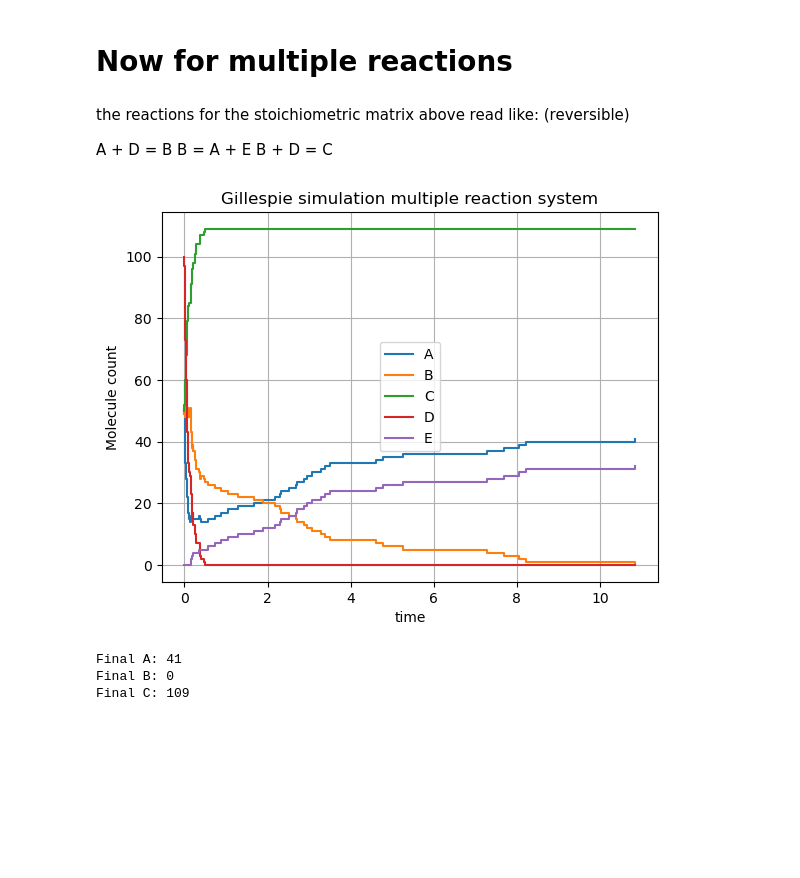
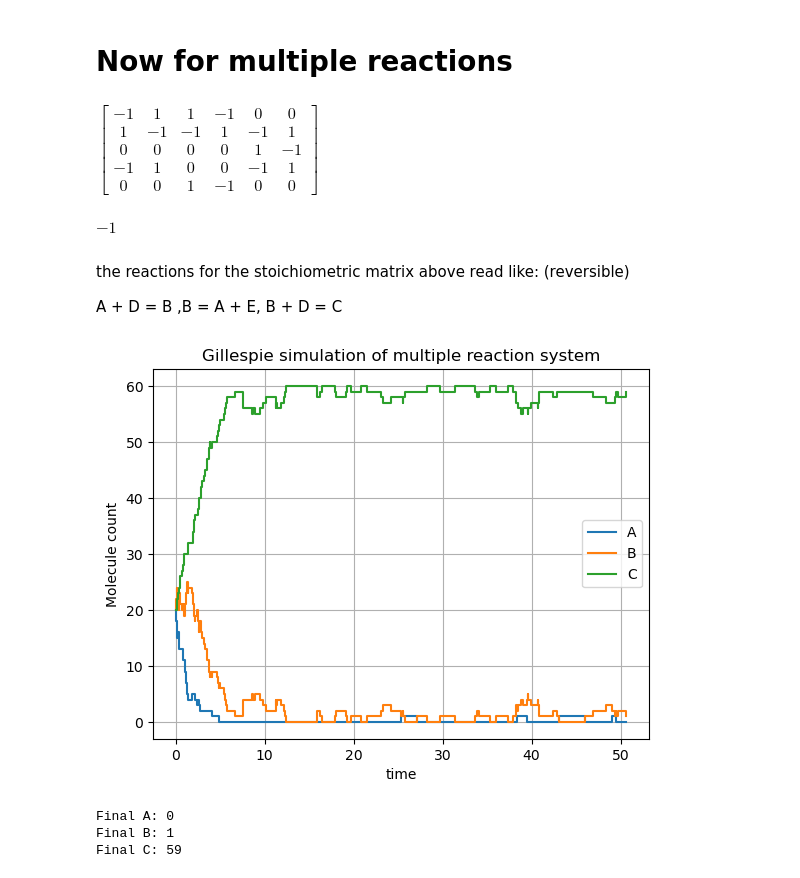
Before and after one commit to FTurci/conductance-chem-net, a Jupyter notebook: students/Will/Gillespie_simulations/multiple_reactions.ipynb, the cells around one changed output. Drawn from its saved outputs; the diff is of its cells as text; code cells hidden in the pictures; blank space fills up the shorter version.

Commit message:
updated to run mod1 SM with backwards reactions also

```diff
--- a/students/Will/Gillespie_simulations/multiple_reactions.ipynb
+++ b/students/Will/Gillespie_simulations/multiple_reactions.ipynb
@@ -8,24 +8,47 @@ import matplotlib.pyplot as plt
 # Create a stoichiometric matrix of 3 reactions, lets use module 1 from the paper
 
 stoich_matrix_1 = Matrix( [[-1,1,0], [1,-1,-1], [0,0,1], [-1,0,-1], [0,1,0]])
+
+
+# need to define stoichiometry for the reverse reaction
+
+SM = []
+
+for p in range(stoich_matrix_1.cols):
+    SM.append(stoich_matrix_1[:, p])
+    SM.append(-stoich_matrix_1[:, p])
+
+SM_with_reverse_stoichiometry = Matrix.hstack(*SM)
+
+SM_with_reverse_stoichiometry
+# %% [output]
+$\displaystyle \left[\begin{matrix}-1 & 1 & 1 & -1 & 0 & 0\\1 & -1 & -1 & 1 & -1 & 1\\0 & 0 & 0 & 0 & 1 & -1\\-1 & 1 & 0 & 0 & -1 & 1\\0 & 0 & 1 & -1 & 0 & 0\end{matrix}\right]$
+# %%
+stoich_matrix_1[:,1][1]
+# %% [output]
+$\displaystyle -1$
 # %% [markdown]
 the reactions for the stoichiometric matrix above read like: (reversible)
 
-A + D = B
-B = A + E
-B + D = C
+A + D = B ,B = A + E, B + D = C
 # %%
 # initial conditions
-NA, NB, NC, ND, NE = 50, 50, 50, 100, 0                        # initial count of each species, this has input species as 100, output as 0, internals at 50 each
+
+NA, NB, NC, ND, NE = 20, 20, 20, 50, 50            # initial pop count for each species
 t, T = 0.0, 50.0                               # initial and final time
 times, A_counts, B_counts, C_counts, D_counts, E_counts  = [t], [NA], [NB], [NC], [ND], [NE]
-I = [1,1,1]
+
+kf_1, kb_1, kf_2, kb_2, kf_3, kb_3 = 0.0105, 0.01, 0.0105, 0.01, 0.0105, 0.01
+
+I = [1,1,1,1,1,1]
+
+number_of_reactions = int(0.5*len(I)) # since each reaction is reversible, we have half as many as in the I vector
 
 # algorithm:
 
 while t < T:
 
-    propensity_vector = [0.2*NA*ND, 0.3*NB, 0.1*NB*ND] # this reads as: probability rate for each reaction (rate * combinatorics_of_species)
+    propensity_vector = [kf_1*NA*ND,  kb_1*NB, kf_2*NB, kb_2*NA*NE, kf_3*NB*ND, kb_3*NC] # this reads as: probability rate for each reaction (rate * combinatorics_of_species)
 
     a0 = np.sum(propensity_vector)
 
@@ -34,7 +57,7 @@ while t < T:
 
     r1, r2 = np.random.rand(2) # draw two random numbers - how random are they, use qiskit for quanutm randomness?
 
-    tau = 1/a0 * np.log(1/r1)
+    tau = -1*np.log(r1) / a0
 
     # Now need to select which reaction will occur using r2, prob is weighted by which is most likely to occur at the current state of the system:
 
@@ -47,40 +70,44 @@ while t < T:
         cumulative += propensity_vector[n]
 
         if target_value <= cumulative:
 
             reaction_chosen = n
 
             break
 
 
     # perform updates
 
     t += tau
 
-    stoich_vector = stoich_matrix_1[:,reaction_chosen] # selects the reaction we will perform
+    stoich_vector = SM_with_reverse_stoichiometry[:,reaction_chosen] # selects the reaction we will perform
+
 
         # population change depending on stoichiometric vector
 
-    NA += stoich_vector[0,0]; NB += stoich_vector[1,0]; NC += stoich_vector[2,0]; ND += stoich_vector[3,0]; NE += stoich_vector[4,0]
+    NA += stoich_vector[0]; NB += stoich_vector[1]; NC += stoich_vector[2]
+
+    # lets fix the chemostat species to see evolution of species inside, (comment out next line)
+    #ND += stoich_vector[3,0]; NE += stoich_vector[4,0]
 
 
-    times.append(t); A_counts.append(NA); B_counts.append(NB); C_counts.append(NC); D_counts.append(ND); E_counts.append(NE)
+    times.append(t); A_counts.append(NA); B_counts.append(NB); C_counts.append(NC); D_counts.append(ND); E_counts.append(NE) # sample counts at each point
 
 plt.step(times, A_counts, where="post", label="A")
 plt.step(times, B_counts, where="post", label="B")
 plt.step(times, C_counts, where="post", label="C")
-plt.step(times, D_counts, where="post", label="D")
-plt.step(times, E_counts, where="post", label="E")
+#plt.step(times, D_counts, where="post", label="D")
+#plt.step(times, E_counts, where="post", label="E")
 plt.xlabel("time"); plt.ylabel("Molecule count")
 plt.grid(True)
-plt.title("Gillespie simulation multiple reaction system")
+plt.title("Gillespie simulation of multiple reaction system")
 plt.legend(); plt.show()
 
 print(r'Final A: {}'.format(A_counts[-1]))
 print(r'Final B: {}'.format(B_counts[-1]))
 print(r'Final C: {}'.format(C_counts[-1]))
 # %% [output]
-[figure, old version]
+[figure, new version]
-Final A: 41
-Final B: 0
-Final C: 109
+Final A: 0
+Final B: 1
+Final C: 59
```
Also changed, not shown: parts of 3 cells of this notebook.
